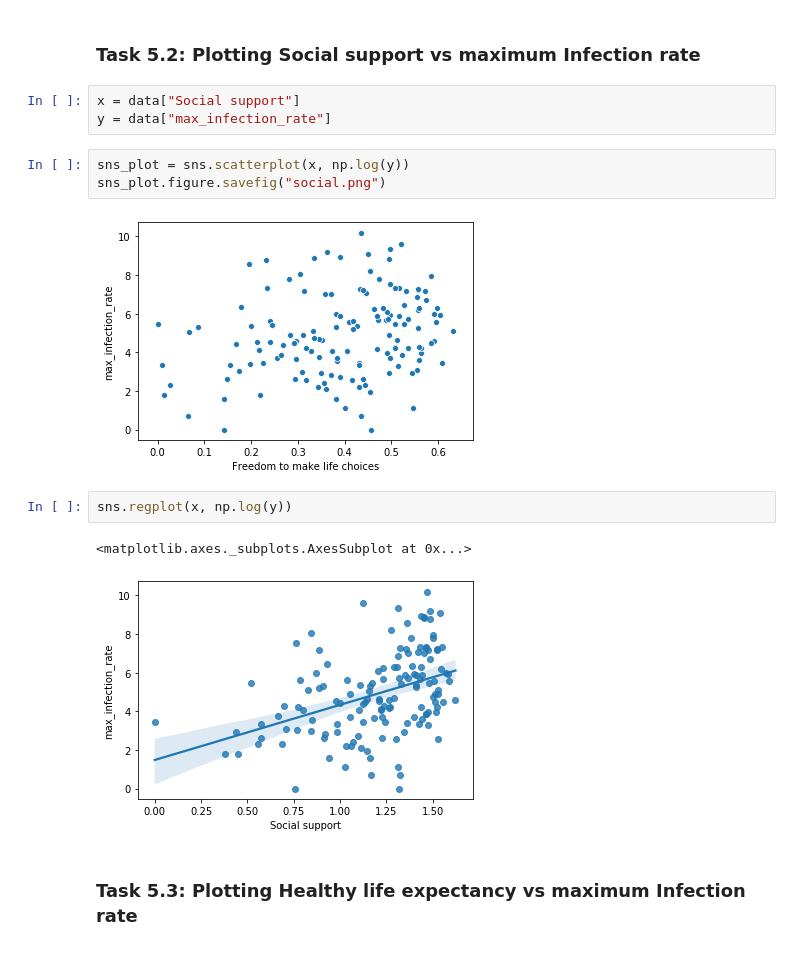
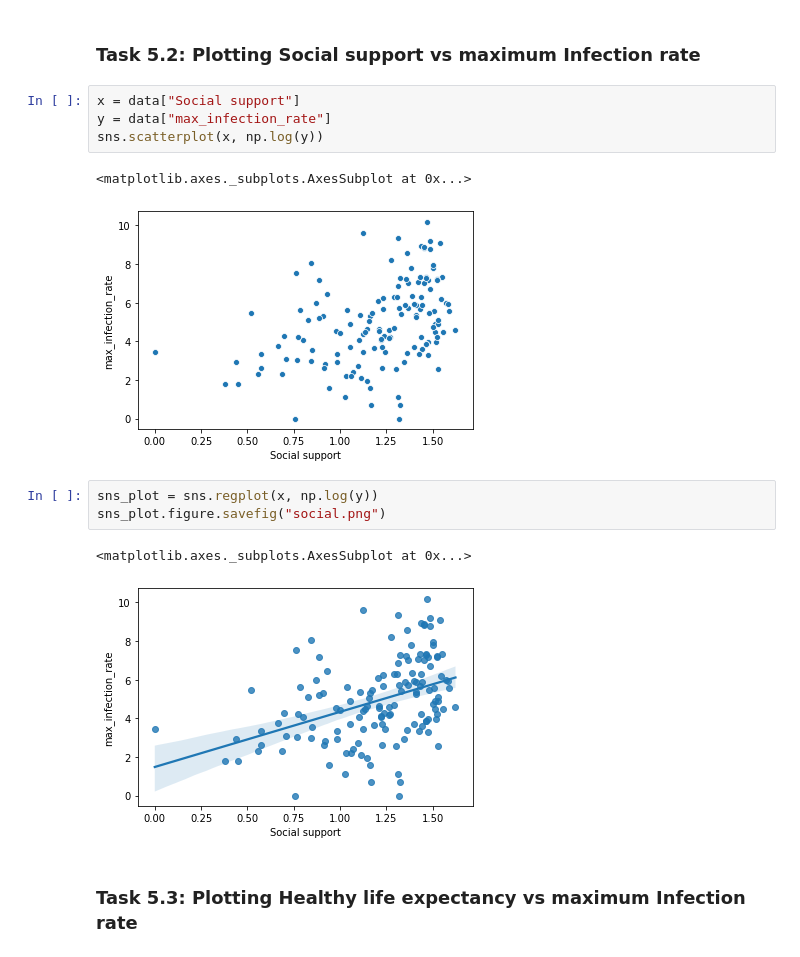
Before and after one commit to ishangote/Covid19-Data-Analysis-Using-Python, a Jupyter notebook: covid19 data analysis notebook.ipynb, the cells around one changed output. Drawn from its saved outputs; the diff is of its cells as text.

Commit message:
Update images

```diff
--- a/covid19 data analysis notebook.ipynb
+++ b/covid19 data analysis notebook.ipynb
@@ -267,16 +270,16 @@ sns_plot.figure.savefig("gdp.png")
 # %%
 x = data["Social support"]
 y = data["max_infection_rate"]
+sns.scatterplot(x, np.log(y))
+# %% [output]
+<matplotlib.axes._subplots.AxesSubplot at 0x...>
+[figure, added]
 # %%
-sns_plot = sns.scatterplot(x, np.log(y))
+sns_plot = sns.regplot(x, np.log(y))
 sns_plot.figure.savefig("social.png")
 # %% [output]
+<matplotlib.axes._subplots.AxesSubplot at 0x...>
-[figure, old version]
+[figure, new version]
-# %%
-sns.regplot(x, np.log(y))
-# %% [output]
-<matplotlib.axes._subplots.AxesSubplot at 0x...>
-[figure, removed]
 # %% [markdown]
 ### Task 5.3: Plotting Healthy life expectancy vs maximum Infection rate
 # %%
```
Also changed, not shown: parts of 3 cells of this notebook, 4 other files.
